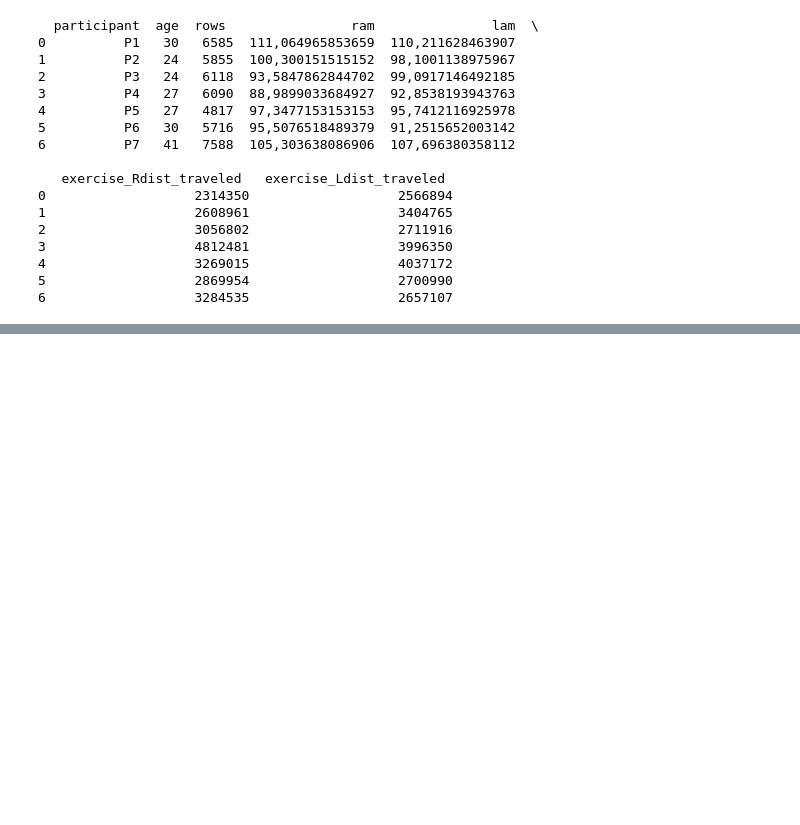
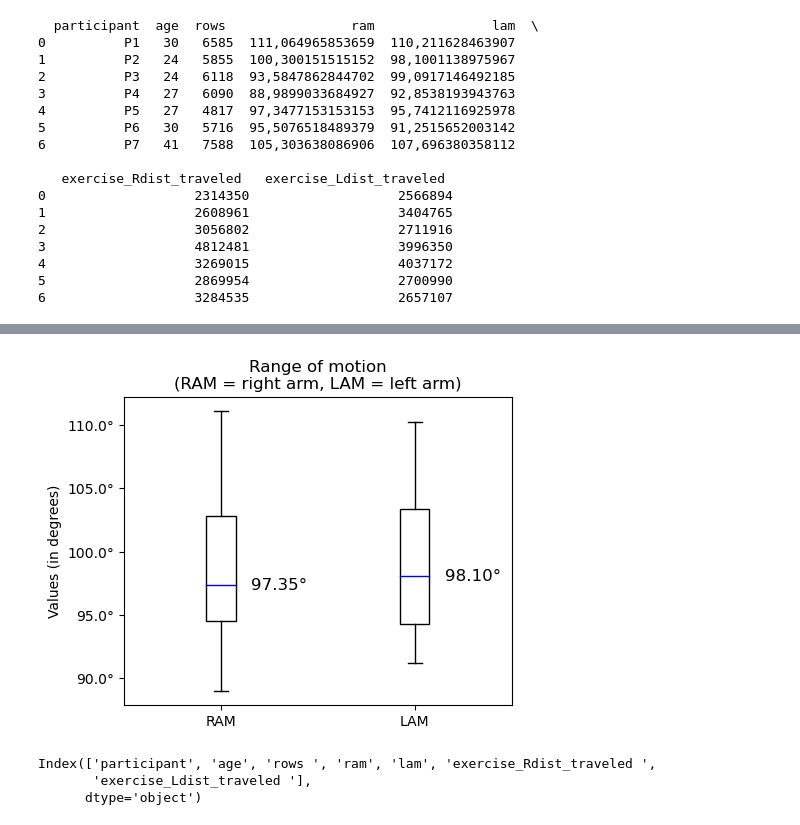
Before and after one commit to faufreiter/motion_capture, a Jupyter notebook: data/data_collection.ipynb, the cells around one changed output, grey strips where cells are left out. Saved outputs shown, nothing was run; the diff lists cells and outputs as text; code cells hidden in the pictures; blank space fills up the shorter version.

```diff
--- a/data/data_collection.ipynb
+++ b/data/data_collection.ipynb
@@ -55,0 +59,36 @@ plt.show()
+# %%
+# Assuming data_new is your DataFrame and it has the columns 'ram' and 'lam'
+# Calculate the medians
+median_ram = data_new['ram'].median()
+median_lam = data_new['lam'].median()
+
+# Creating the boxplot
+plt.figure(figsize=(5, 4))
+boxplots = plt.boxplot([data_new['ram'], data_new['lam']], labels=['RAM', 'LAM'], patch_artist=True)
+
+# Change the box color to transparent
+for box in boxplots['boxes']:
+    box.set_facecolor('none')
+
+# Change the median line color to blue
+for median in boxplots['medians']:
+    median.set_color('blue')
+
+plt.style.use('default')
+plt.title('Range of motion\n(RAM = right arm, LAM = left arm)')
+plt.gca().set_yticklabels([f'{y}°' for y in plt.gca().get_yticks()])
+plt.ylabel('Values (in degrees)')
+
+# Annotate the medians on the plot
+plt.text(1 + 0.3, median_ram, f'{median_ram:.2f}°', verticalalignment='center', horizontalalignment='center', color='black', fontsize=12)
+plt.text(2 + 0.3, median_lam, f'{median_lam:.2f}°', verticalalignment='center', horizontalalignment='center', color='black', fontsize=12)
+
+plt.show()
+# %% [output]
+[figure, added]
+# %%
+print(project_data.columns)
+# %% [output]
+Index(['participant', 'age', 'rows ', 'ram', 'lam', 'exercise_Rdist_traveled ',
+       'exercise_Ldist_traveled '],
+      dtype='object')
```
Also changed, not shown: parts of 6 cells of this notebook.
